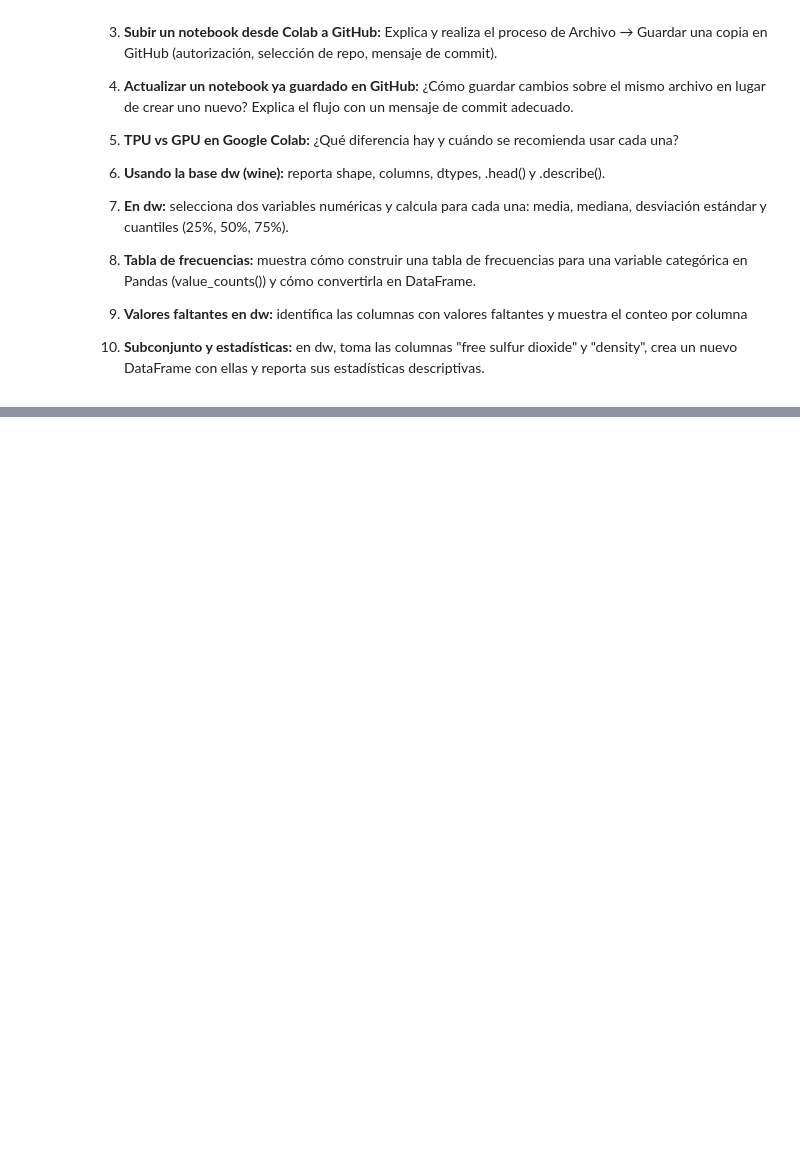
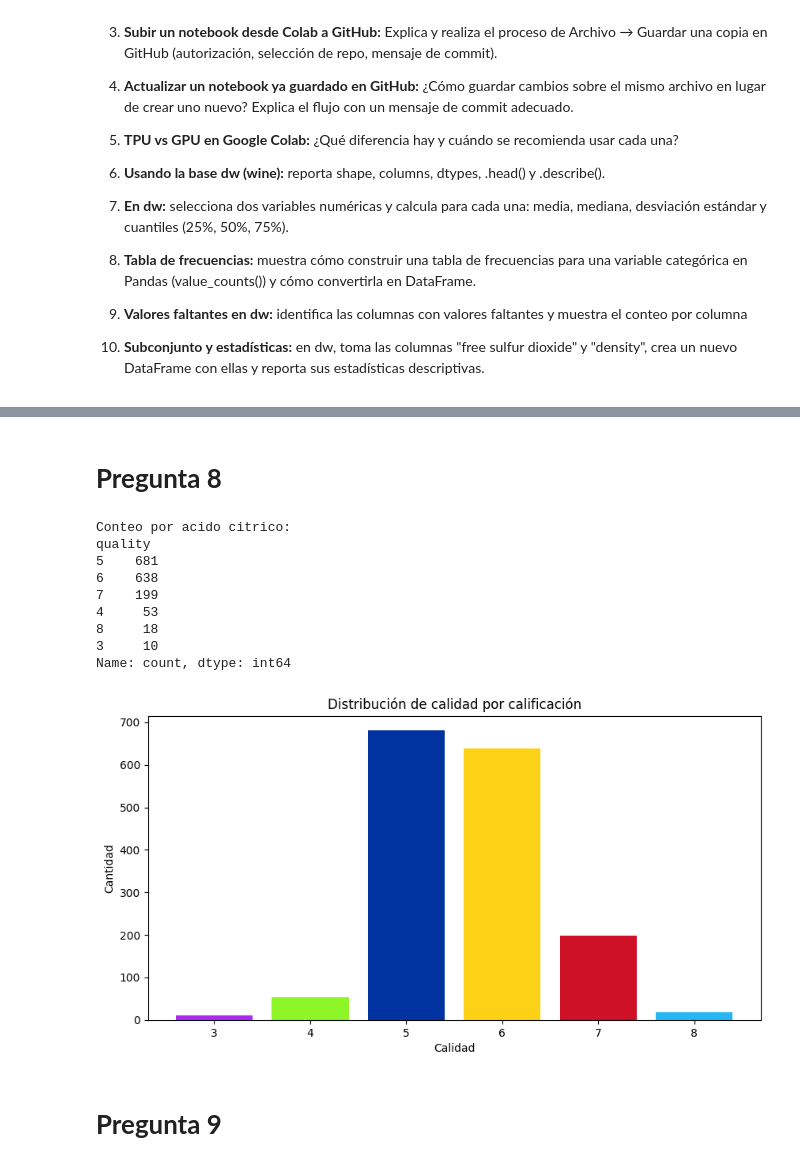
Before and after one commit to orianatayakeed-bit/SISTEMAS-AVANZADOS-DE-PRODUCCION-CON-PYTHON-LUNES-Y-JUEVES, a Jupyter notebook: Tayakee_Oriana_Lagos_Andres.ipynb, the cells around one changed output, grey strips where cells are left out. Saved outputs shown, nothing was run; the diff lists cells and outputs as text; code cells hidden in the pictures; blank space fills up the shorter version.

```diff
--- a/Tayakee_Oriana_Lagos_Andres.ipynb
+++ b/Tayakee_Oriana_Lagos_Andres.ipynb
@@ -1051,0 +1137,34 @@ display(dw.head())             # Reporta head Primeras 5 filas
+# %% [markdown]
+# **Pregunta 8**
+# %%
+import matplotlib.pyplot as plt
+
+conteo_calidad = dw['quality'].value_counts()
+print("Conteo por acido citrico:")
+print(conteo_calidad)
+
+
+# 2. Crear el gráfico de barras
+plt.figure(figsize=(10, 5))
+plt.bar(conteo_calidad.index, conteo_calidad.values, color=['#0033A0', '#FCD116', '#CE1126','#8EF527', '#27B7F5', '#AD27F5'])
+
+# Añadir títulos y etiquetas
+plt.title('Distribución de calidad por calificación')
+plt.xlabel('Calidad')
+plt.ylabel('Cantidad')
+
+# Mostrar el gráfico
+plt.show()
+# %% [output]
+Conteo por acido citrico:
+quality
+5    681
+6    638
+7    199
+4     53
+8     18
+3     10
+Name: count, dtype: int64
+[figure, added]
+# %% [markdown]
+# **Pregunta 9**
```
Also changed, not shown: parts of 19 cells of this notebook.
